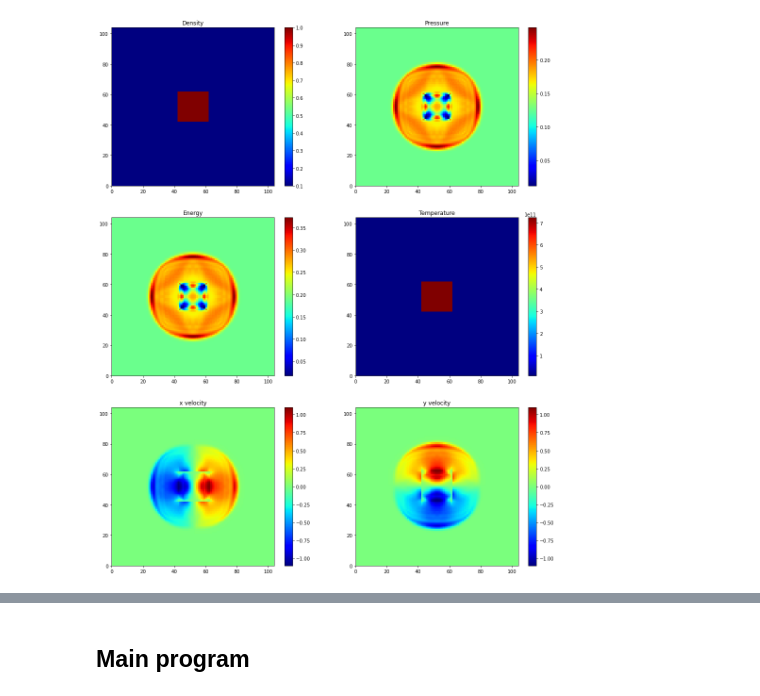
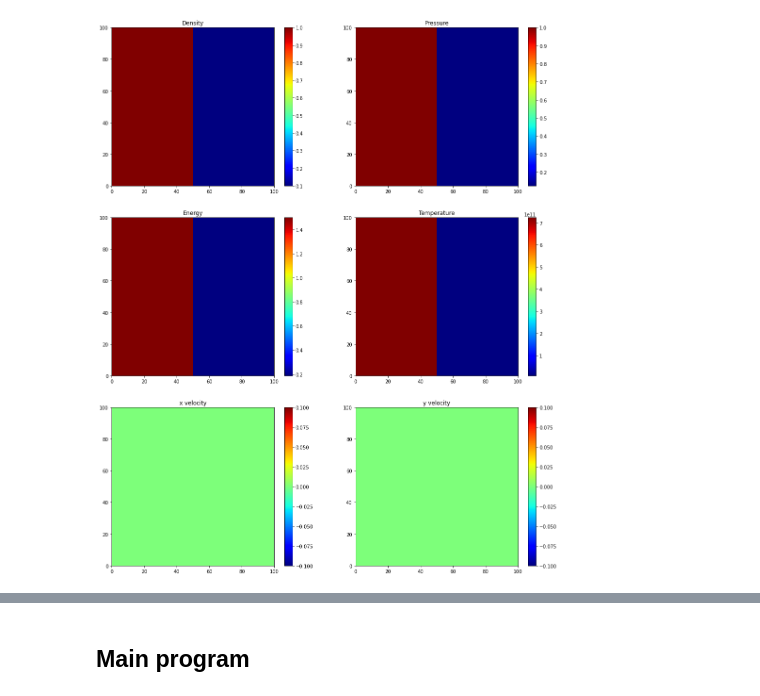
Before and after one commit to changhyun-cho/astrophysics, a Jupyter notebook: hydrodynamics/Testing 2D Hydrocode.ipynb, the cells around one changed output, grey strips where cells are left out. Cells and saved outputs as stored; diff of their text form; code cells hidden in the pictures.

```diff
--- a/hydrodynamics/Testing 2D Hydrocode.ipynb
+++ b/hydrodynamics/Testing 2D Hydrocode.ipynb
@@ -40,9 +42,9 @@ def setup_grid():
 # %%
-def fill_ICs(type="shock"):
+def fill_ICs(type="1d shock"):
     global rho, P, e, T
-    global u, w, f_rho, f_e
+    global u, w#, f_rho, f_e
 
-    if type == "shock": # 1+1d shock tube
+    if type == "1+1d shock": # 1+1d shock tube
         center = int(nx/2+ng)
         left = center - 10
         right = center + 10
@@ -53,6 +55,17 @@ def fill_ICs(type="shock"):
         rho[left:right,left:right] = 1.
         P[left:right,left:right] = 1.
 
+    if type == "1d shock": # 1d shock tube
+        center = int(nx/2+ng)
+#        left = center - 10
+#        right = center + 10
+
+        rho[ilo:ihi,ilo:ihi] = 0.1
+        P[ilo:ihi,ilo:ihi] = 0.125
+
+        rho[:,ilo:center] = 1.
+        P[:,ilo:center] = 1.
+
     else:
         print("unknown type")
 
@@ -102,10 +116,19 @@ def apply_BCs(apply):
 # %%
 def timestep():
     global dt, q
+
+    du = np.zeros([nx+2*ng,nx+2*ng],dtype=np.float64)
+    dw = np.zeros([nx+2*ng,nx+2*ng],dtype=np.float64)
+
+    for k in range(ilo,ihi):
+        for j in range(ilo,ihi):
+            du[k,j] = u[k,j+1] - u[k,j]
+            dw[k,j] = w[k,j+1] - w[k,j]
+    apply_BCs(du)
+    apply_BCs(dw)
+
+    q = 1. # must be equal to the viscosity parameter
     cs = np.sqrt(gamma*P/rho)
-    du = 1.
-    dw = 1.
-    q = 1. # must be equal to the viscosity parameter
     C0 = 0.5
     dt_1 = dx/(cs+np.abs(u)) #1/cs*np.min(dx,dy)
     dt_2 = dy/(cs+np.abs(w)) #dx/np.abs(u)
@@ -211,24 +232,24 @@ def solve_source():
 # %%
 setup_grid()
-fill_ICs(type="shock")
+fill_ICs(type="1d shock")
 
 total = [rho, P, e, T, u, w]
 for var in total:
     apply_BCs(var)
 
-#for i in range(100):
+for i in range(1):
 
-timestep()
+    timestep()
 
-solve_source()
+#    solve_source()
 #update_velocity()
 #update_energy()
 #apply_artificial_viscosity()
 
 
 #solve_advection()
 colormaps()
 #timestep()
 #print(dt)
 # %% [output]
-[figure, old version]
+[figure, new version]
```
Also changed, not shown: parts of 15 cells of this notebook, 1 other file.
